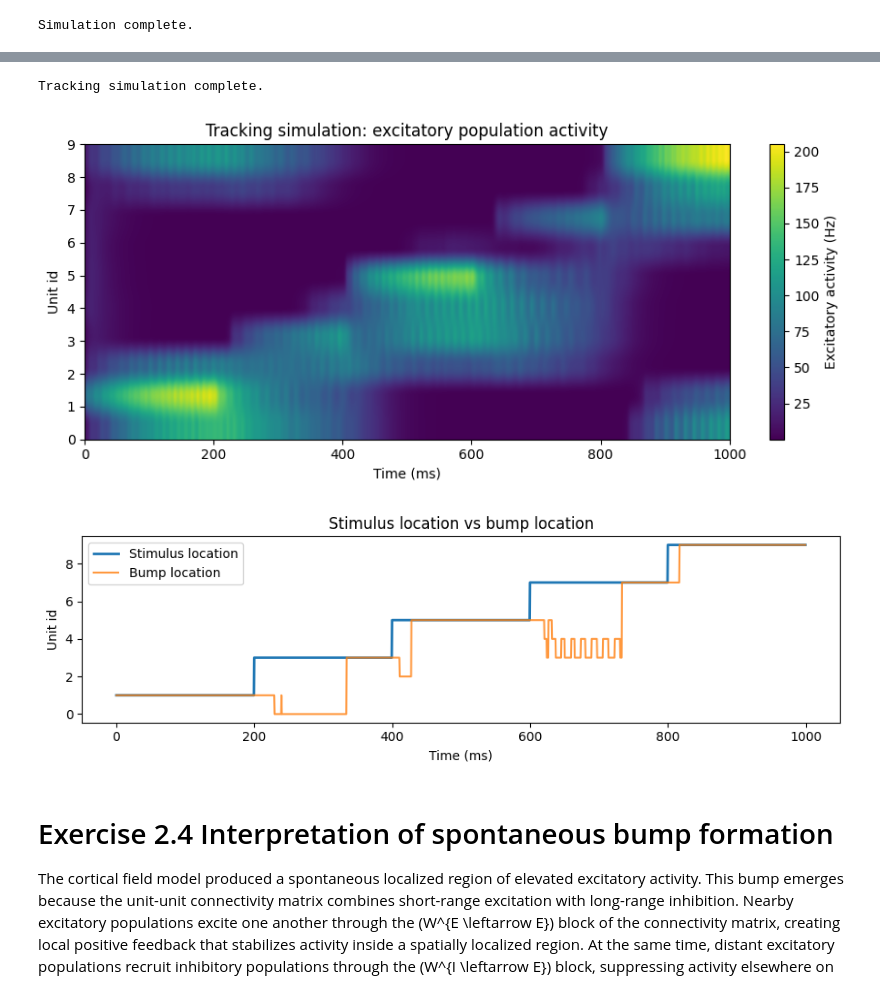
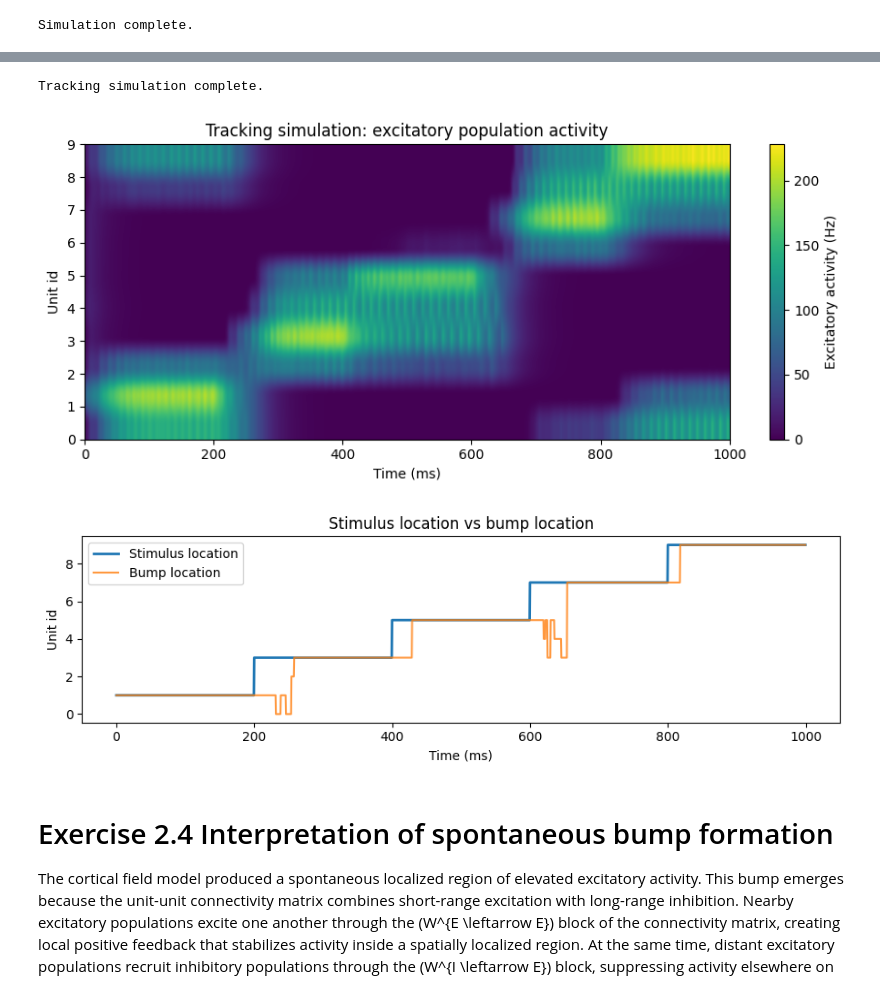
Before and after one commit to toscanerevillard/neuronal_dynamics, a Jupyter notebook: notebooks/ex2_field_model.ipynb, the cells around one changed output, grey strips where cells are left out. Drawn from its saved outputs; the diff is of its cells as text; code cells hidden in the pictures.

```diff
--- a/notebooks/ex2_field_model.ipynb
+++ b/notebooks/ex2_field_model.ipynb
@@ -941,8 +948,11 @@ for unit_id in range(Nunits):
 
     units_track.append(unit)
 
-r_E_track = np.zeros((n_steps_track, Nunits), dtype=float)
-r_I_track = np.zeros((n_steps_track, Nunits), dtype=float)
+r_E_track_raw = np.zeros((n_steps_track, Nunits), dtype=float)
+r_I_track_raw = np.zeros((n_steps_track, Nunits), dtype=float)
+
+r_E_track_plot = np.zeros((n_steps_track, Nunits), dtype=float)
+r_I_track_plot = np.zeros((n_steps_track, Nunits), dtype=float)
 
 stimulus_location = np.zeros(n_steps_track, dtype=int)
 bump_location = np.zeros(n_steps_track, dtype=int)
@@ -955,8 +965,8 @@ for k in range(n_steps_track):
 
     if k >= delay_steps:
         delayed_activity = np.concatenate([
-            r_E_track[k - delay_steps],
-            r_I_track[k - delay_steps],
+            r_E_track_raw[k - delay_steps],
+            r_I_track_raw[k - delay_steps],
         ])
     else:
         delayed_activity = np.zeros(2 * Nunits, dtype=float)
@@ -975,55 +985,57 @@ for k in range(n_steps_track):
             I_I=I_I_units[alpha],
         )
 
+        r_E_track_raw[k, alpha] = rE_alpha
+        r_I_track_raw[k, alpha] = rI_alpha
+
         if k == 0:
-            r_E_track[k, alpha] = rE_alpha
-            r_I_track[k, alpha] = rI_alpha
+            r_E_track_plot[k, alpha] = rE_alpha
+            r_I_track_plot[k, alpha] = rI_alpha
         else:
-            r_E_track[k, alpha] = (
-                alpha_rate_track * r_E_track[k - 1, alpha]
+            r_E_track_plot[k, alpha] = (
+                alpha_rate_track * r_E_track_plot[k - 1, alpha]
                 + (1 - alpha_rate_track) * rE_alpha
             )
 
-            r_I_track[k, alpha] = (
-                alpha_rate_track * r_I_track[k - 1, alpha]
+            r_I_track_plot[k, alpha] = (
+                alpha_rate_track * r_I_track_plot[k - 1, alpha]
                 + (1 - alpha_rate_track) * rI_alpha
             )
-
-    bump_location[k] = np.argmax(r_E_track[k])
+    bump_location[k] = np.argmax(r_E_track_plot[k])
 
 print("Tracking simulation complete.")
 
-r_E_track_hz = 1000.0 * r_E_track
+r_E_track_hz = 1000.0 * r_E_track_plot
 
 plt.figure(figsize=(9, 4))
 plt.imshow(
     r_E_track_hz.T,
     aspect="auto",
     origin="lower",
     extent=[0, T_track_ms, 0, Nunits - 1],
 )
 plt.colorbar(label="Excitatory activity (Hz)")
 plt.xlabel("Time (ms)")
 plt.ylabel("Unit id")
 plt.title("Tracking simulation: excitatory population activity")
 plt.tight_layout()
 plt.savefig(FIGURES_DIR / "ex2_6_1_tracking_simulation.png", dpi=300)
 plt.show()
 
 plt.figure(figsize=(9, 3))
 plt.plot(time_track, stimulus_location, label="Stimulus location", linewidth=2)
 plt.plot(time_track, bump_location, label="Bump location", alpha=0.8)
 plt.xlabel("Time (ms)")
 plt.ylabel("Unit id")
 plt.title("Stimulus location vs bump location")
 plt.legend()
 plt.tight_layout()
 plt.savefig(FIGURES_DIR / "ex2_6_2_stimulus_vs_bump_location.png", dpi=300)
 plt.show()
 # %% [output]
 Tracking simulation complete.
-[figure, old version]
+[figure, new version]
-[figure, old version]
+[figure, new version]
 # %% [markdown]
 # Exercise 2.4 Interpretation of spontaneous bump formation
 
```
Also changed, not shown: parts of 4 cells of this notebook, 10 other files.
